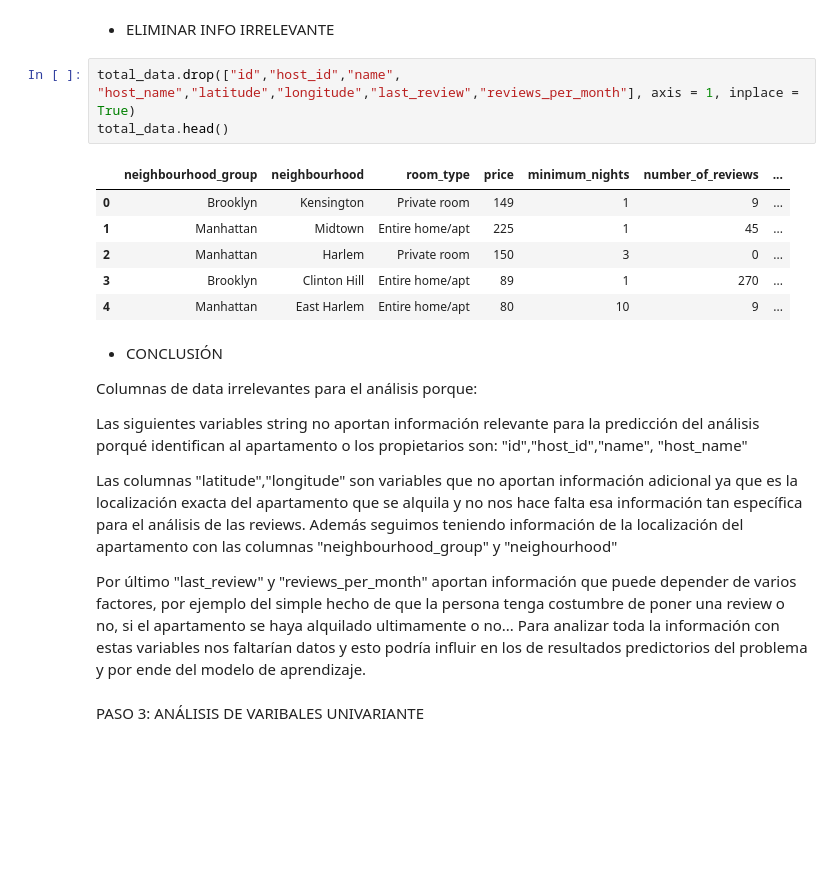
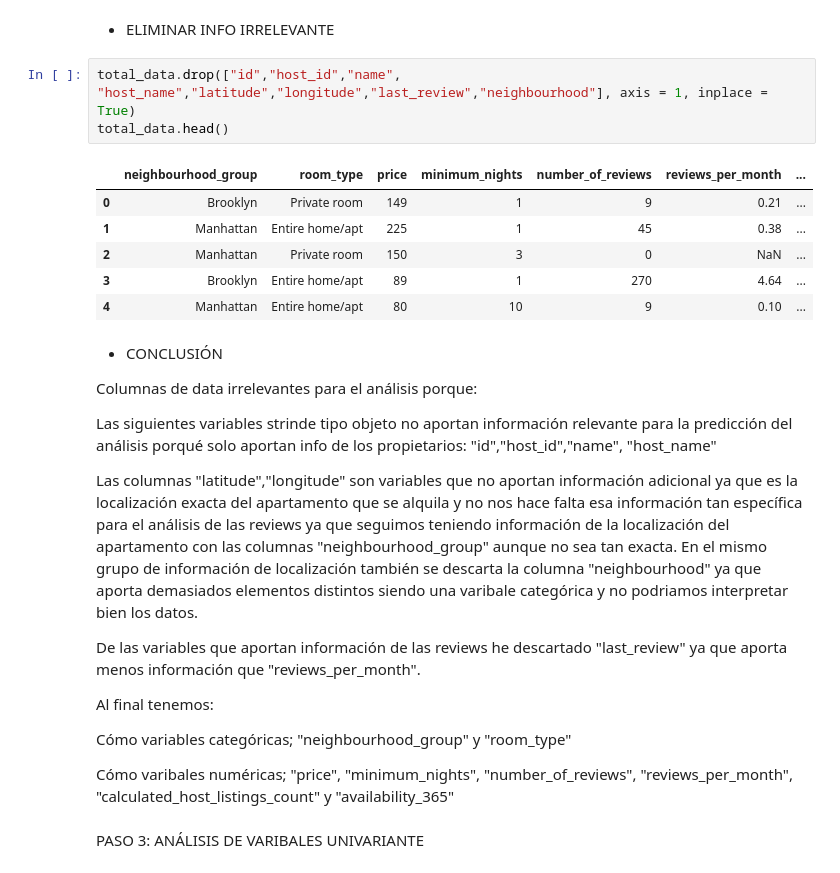
Before and after one commit to 4GeeksAcademy/CristinaChico_EDA, a Jupyter notebook: src/explore.ipynb, the cells around one changed output. Cells and saved outputs as stored; diff of their text form; blank space fills up the shorter version.

```diff
--- a/src/explore.ipynb
+++ b/src/explore.ipynb
@@ -67,24 +69,30 @@ No se encuentran duplicados
 # %% [markdown]
 * ELIMINAR INFO IRRELEVANTE
 # %%
-total_data.drop(["id","host_id","name", "host_name","latitude","longitude","last_review","reviews_per_month"], axis = 1, inplace = True)
+total_data.drop(["id","host_id","name", "host_name","latitude","longitude","last_review","neighbourhood"], axis = 1, inplace = True)
 total_data.head()
 # %% [output]
-|  | neighbourhood_group | neighbourhood | room_type | price | minimum_nights | number_of_reviews | ... |
-| 0 | Brooklyn | Kensington | Private room | 149 | 1 | 9 | ... |
-| 1 | Manhattan | Midtown | Entire home/apt | 225 | 1 | 45 | ... |
-| 2 | Manhattan | Harlem | Private room | 150 | 3 | 0 | ... |
-| 3 | Brooklyn | Clinton Hill | Entire home/apt | 89 | 1 | 270 | ... |
-| 4 | Manhattan | East Harlem | Entire home/apt | 80 | 10 | 9 | ... |
+|  | neighbourhood_group | room_type | price | minimum_nights | number_of_reviews | reviews_per_month | ... |
+| 0 | Brooklyn | Private room | 149 | 1 | 9 | 0.21 | ... |
+| 1 | Manhattan | Entire home/apt | 225 | 1 | 45 | 0.38 | ... |
+| 2 | Manhattan | Private room | 150 | 3 | 0 | NaN | ... |
+| 3 | Brooklyn | Entire home/apt | 89 | 1 | 270 | 4.64 | ... |
+| 4 | Manhattan | Entire home/apt | 80 | 10 | 9 | 0.10 | ... |
 # %% [markdown]
 * CONCLUSIÓN
 
 Columnas de data irrelevantes para el análisis porque:
 
-Las siguientes variables string no aportan información relevante para la predicción del análisis porqué identifican al apartamento o los propietarios son: "id","host_id","name", "host_name"
+Las siguientes variables strinde tipo objeto no aportan información relevante para la predicción del análisis porqué solo aportan info de los propietarios: "id","host_id","name", "host_name"
 
-Las columnas "latitude","longitude" son variables que no aportan información adicional ya que es la localización exacta del apartamento que se alquila y no nos hace falta esa información tan específica para el análisis de las reviews. Además seguimos teniendo información de la localización del apartamento con las columnas "neighbourhood_group" y "neighourhood"
+Las columnas "latitude","longitude" son variables que no aportan información adicional ya que es la localización exacta del apartamento que se alquila y no nos hace falta esa información tan específica para el análisis de las reviews ya que seguimos teniendo información de la localización del apartamento con las columnas "neighbourhood_group" aunque no sea tan exacta. En el mismo grupo de información de localización también se descarta la columna "neighbourhood" ya que aporta demasiados elementos distintos siendo una varibale categórica y no podriamos interpretar bien los datos.
 
-Por último "last_review" y "reviews_per_month" aportan información que puede depender de varios factores, por ejemplo del simple hecho de que la persona tenga costumbre de poner una review o no, si el apartamento se haya alquilado ultimamente o no... Para analizar toda la información con estas variables nos faltarían datos y esto podría influir en los de resultados predictorios del problema y por ende del modelo de aprendizaje.
+De las variables que aportan información de las reviews he descartado "last_review" ya que aporta menos información que "reviews_per_month".
+
+Al final tenemos:
+
+Cómo variables categóricas; "neighbourhood_group" y "room_type"
+
+Cómo varibales numéricas; "price", "minimum_nights", "number_of_reviews", "reviews_per_month", "calculated_host_listings_count" y "availability_365"
 # %% [markdown]
 PASO 3: ANÁLISIS DE VARIBALES UNIVARIANTE
```
Also changed, not shown: parts of 15 cells of this notebook.
